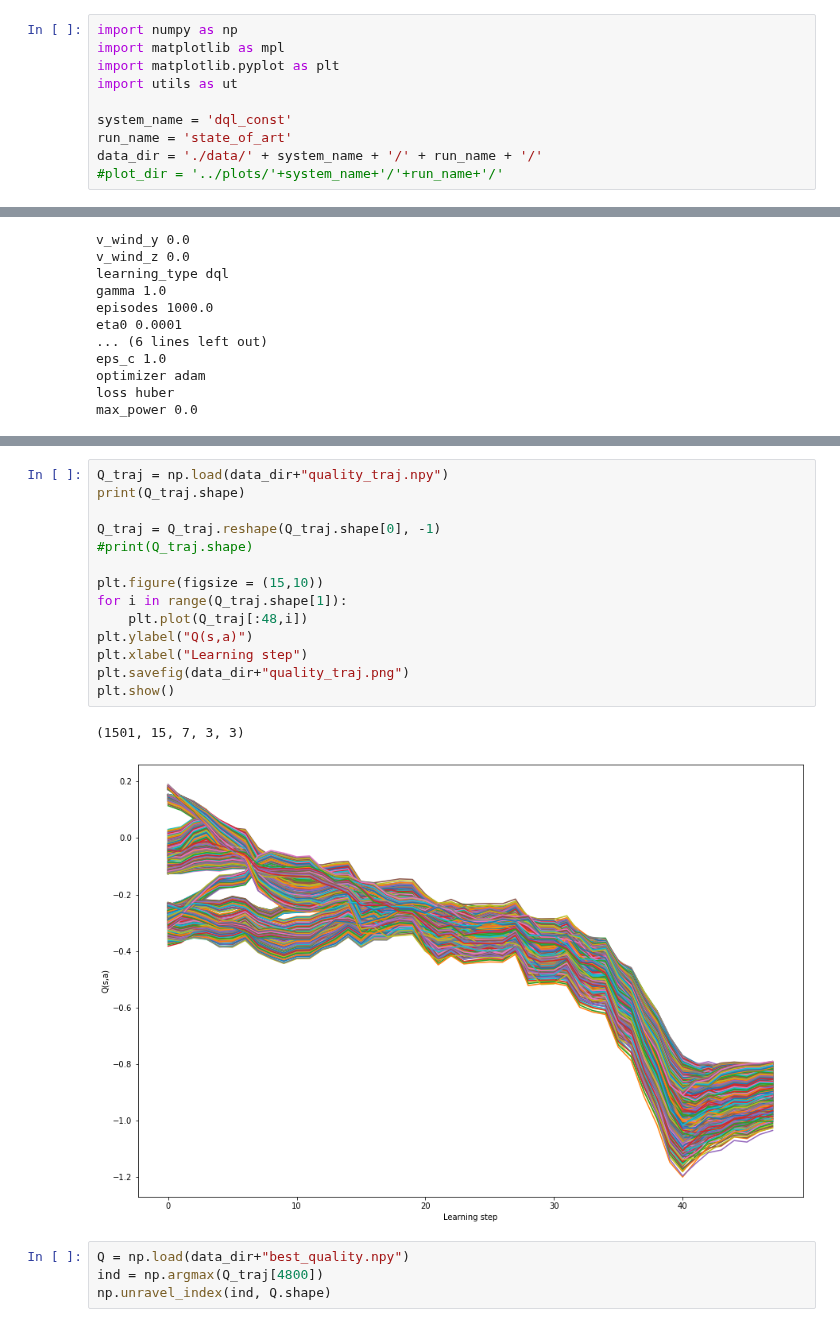
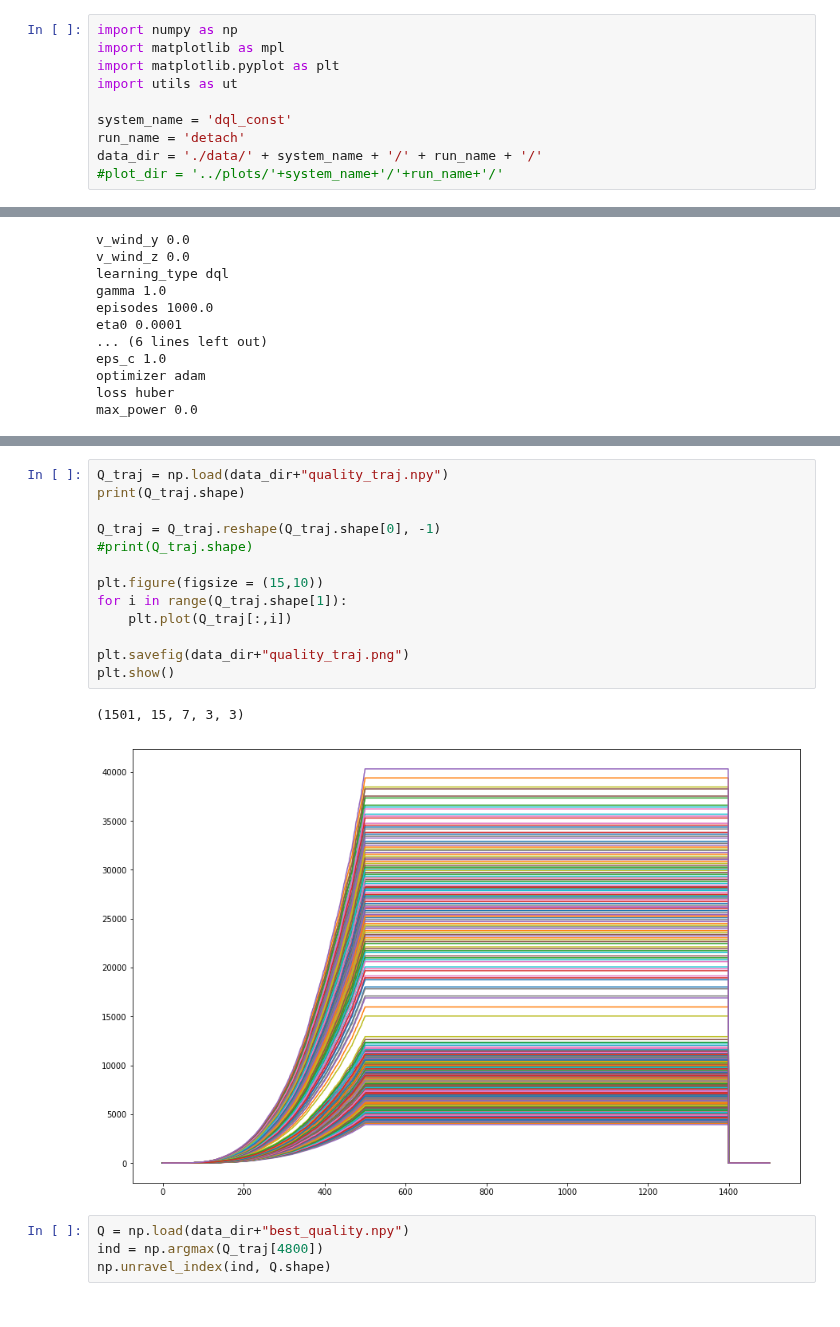
Before and after one commit to lorenzobasile/KiteRL, a Jupyter notebook: analyze_training.ipynb, the cells around one changed output, grey strips where cells are left out. Drawn from its saved outputs; the diff is of its cells as text.

```diff
--- a/analyze_training.ipynb
+++ b/analyze_training.ipynb
@@ -5,7 +5,7 @@ import matplotlib.pyplot as plt
 import utils as ut
 
 system_name = 'dql_const'
-run_name = 'state_of_art'
+run_name = 'detach'
 data_dir = './data/' + system_name + '/' + run_name + '/'
 #plot_dir = '../plots/'+system_name+'/'+run_name+'/'
 # %% [markdown]
@@ -84,20 +84,19 @@ plt.show()
 # %%
 Q_traj = np.load(data_dir+"quality_traj.npy")
 print(Q_traj.shape)
 
 Q_traj = Q_traj.reshape(Q_traj.shape[0], -1)
 #print(Q_traj.shape)
 
 plt.figure(figsize = (15,10))
 for i in range(Q_traj.shape[1]):
-    plt.plot(Q_traj[:48,i])
-plt.ylabel("Q(s,a)")
-plt.xlabel("Learning step")
+    plt.plot(Q_traj[:,i])
+
 plt.savefig(data_dir+"quality_traj.png")
 plt.show()
 # %% [output]
 (1501, 15, 7, 3, 3)
-[figure, old version]
+[figure, new version]
 # %%
 Q = np.load(data_dir+"best_quality.npy")
 ind = np.argmax(Q_traj[4800])
```
Also changed, not shown: parts of 6 cells of this notebook.
